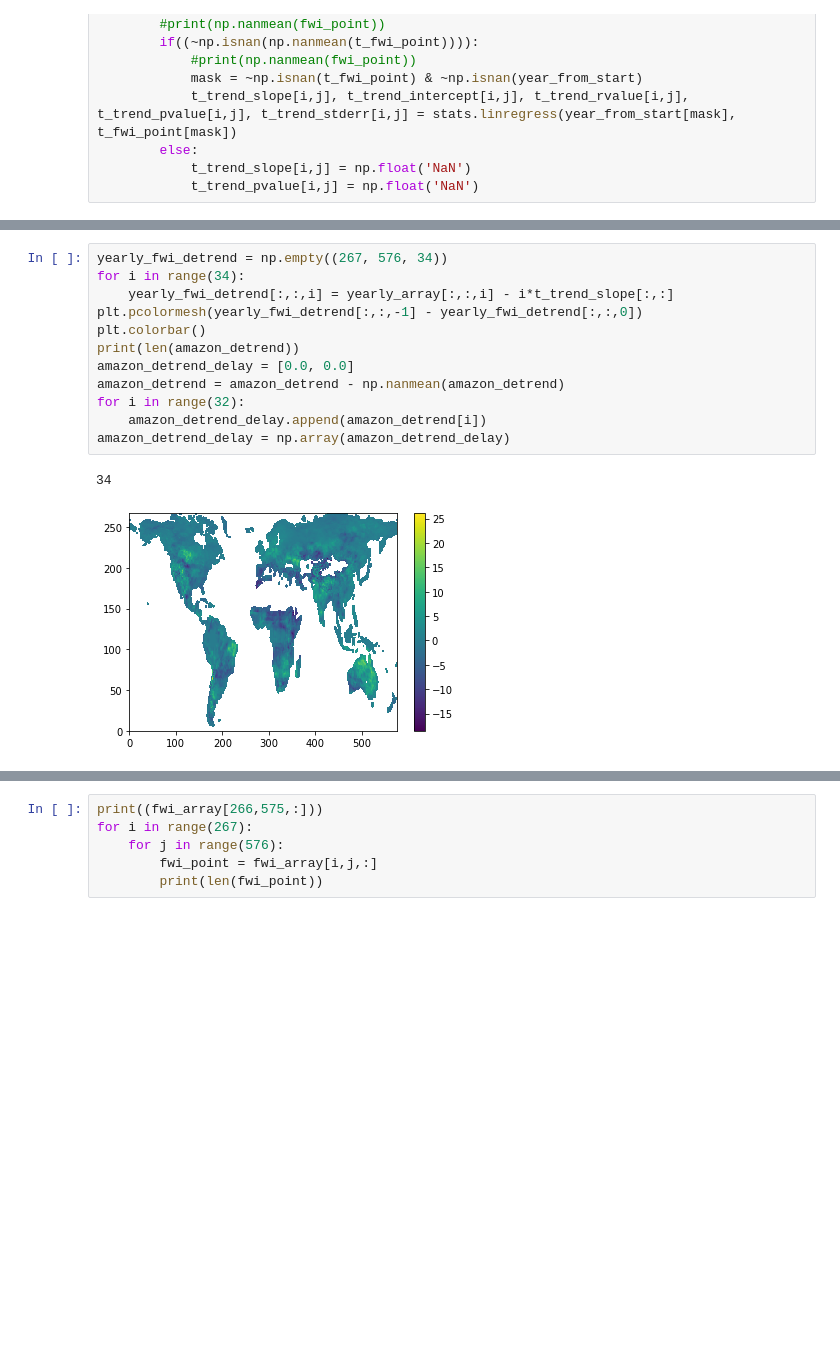
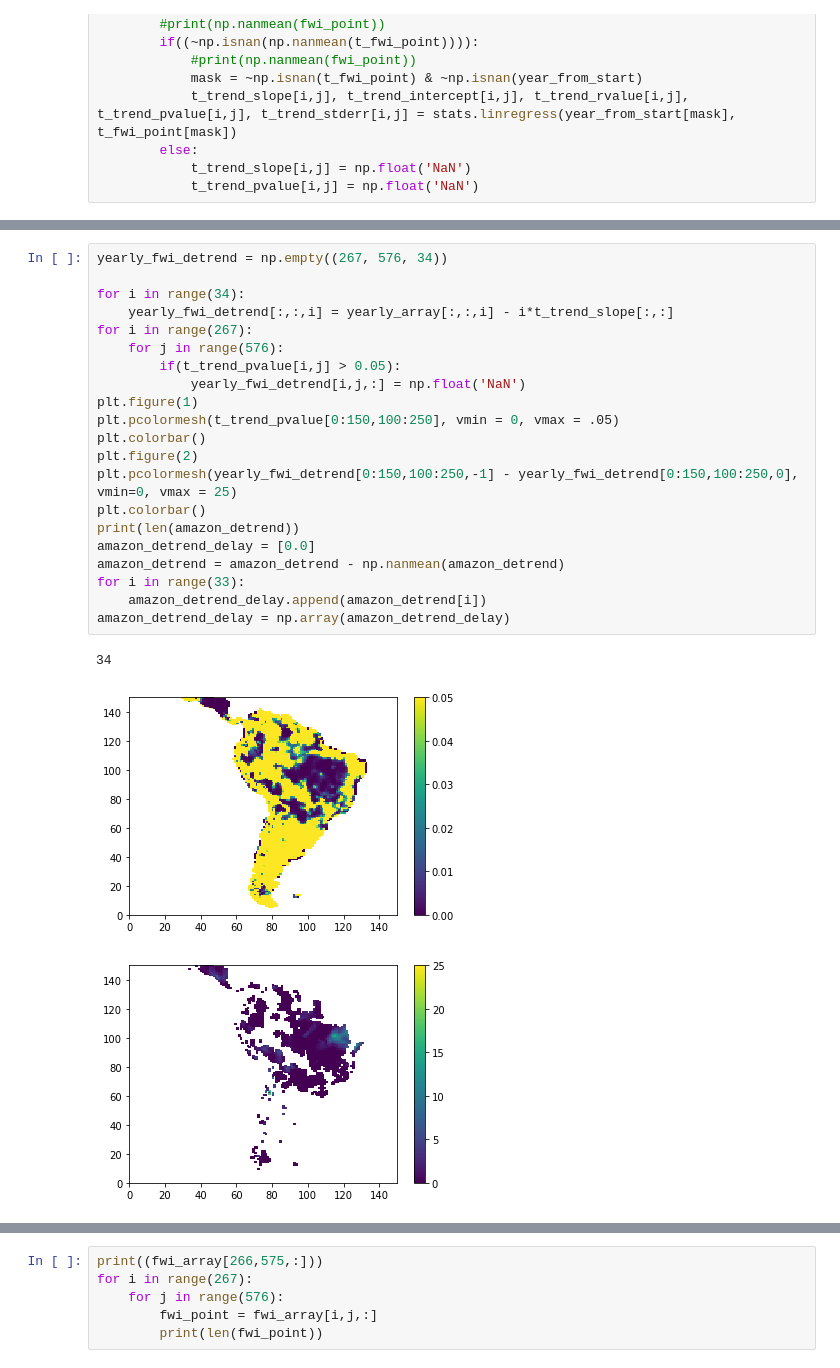
Before and after one commit to patrick-naylor/Global-FWI-ONI-Relationship, a Jupyter notebook: Get_Data.ipynb, the cells around one changed output, grey strips where cells are left out. Saved outputs shown, nothing was run; the diff lists cells and outputs as text; blank space fills up the shorter version.

```diff
--- a/Get_Data.ipynb
+++ b/Get_Data.ipynb
@@ -183,16 +194,26 @@ plt.plot(amazon_detrend)
 # %%
 yearly_fwi_detrend = np.empty((267, 576, 34))
+
 for i in range(34):
     yearly_fwi_detrend[:,:,i] = yearly_array[:,:,i] - i*t_trend_slope[:,:]
-plt.pcolormesh(yearly_fwi_detrend[:,:,-1] - yearly_fwi_detrend[:,:,0])
+for i in range(267):
+    for j in range(576):
+        if(t_trend_pvalue[i,j] > 0.05):
+            yearly_fwi_detrend[i,j,:] = np.float('NaN')
+plt.figure(1)
+plt.pcolormesh(t_trend_pvalue[0:150,100:250], vmin = 0, vmax = .05)
+plt.colorbar()
+plt.figure(2)
+plt.pcolormesh(yearly_fwi_detrend[0:150,100:250,-1] - yearly_fwi_detrend[0:150,100:250,0], vmin=0, vmax = 25)
 plt.colorbar()
 print(len(amazon_detrend))
-amazon_detrend_delay = [0.0, 0.0]
+amazon_detrend_delay = [0.0]
 amazon_detrend = amazon_detrend - np.nanmean(amazon_detrend)
-for i in range(32):
+for i in range(33):
     amazon_detrend_delay.append(amazon_detrend[i])
 amazon_detrend_delay = np.array(amazon_detrend_delay)
 # %% [output]
 34
-[figure, old version]
+[figure, new version]
+[figure, added]
 # %%
```
Also changed, not shown: parts of 7 cells of this notebook, 1 other file.
